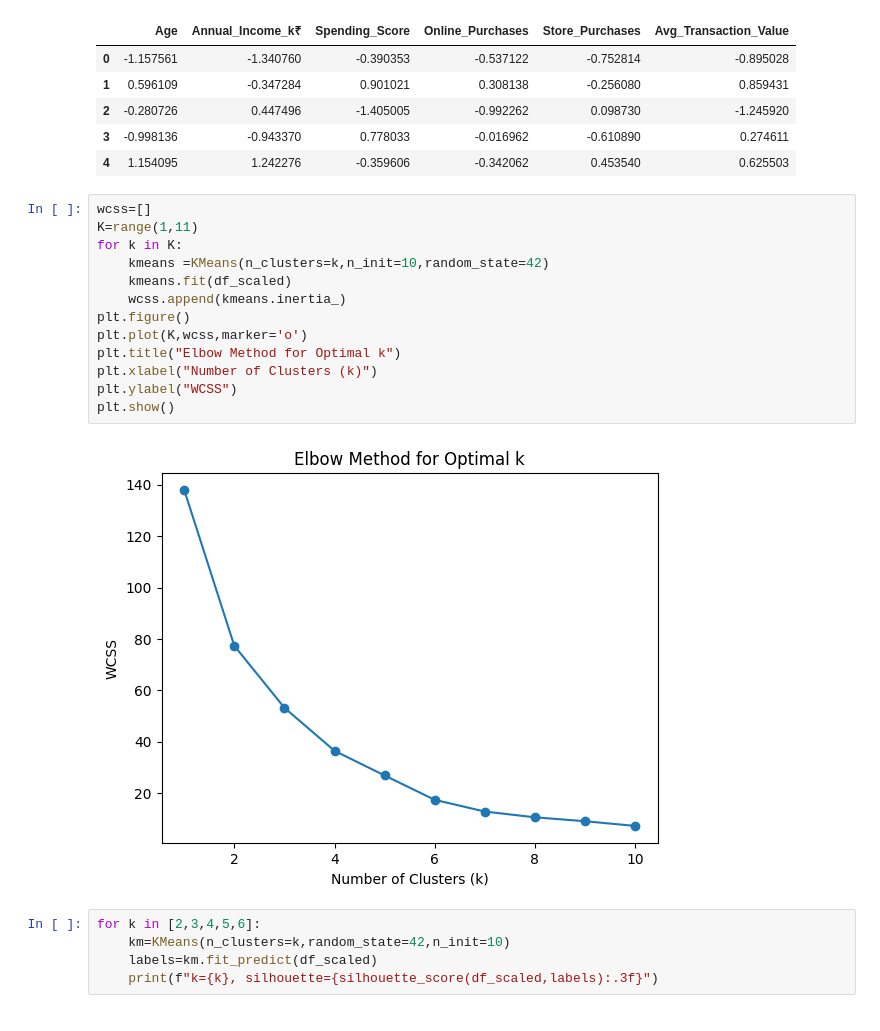
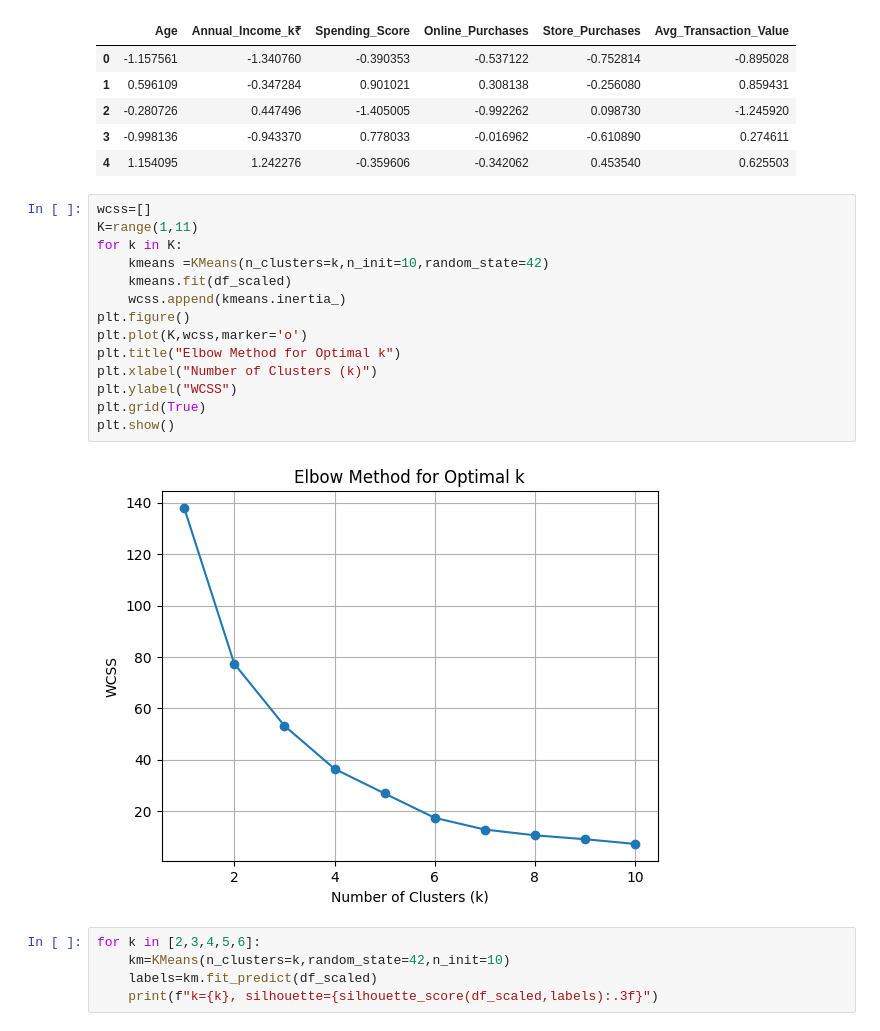
Before and after one commit to strange-exe/ml-lab, a Jupyter notebook: Termwork/15.ipynb, the cells around one changed output. Saved outputs shown, nothing was run; the diff lists cells and outputs as text.

```diff
--- a/Termwork/15.ipynb
+++ b/Termwork/15.ipynb
@@ -96,18 +94,19 @@ df_scaled.head()
 # %%
 wcss=[]
 K=range(1,11)
 for k in K:
     kmeans =KMeans(n_clusters=k,n_init=10,random_state=42)
     kmeans.fit(df_scaled)
     wcss.append(kmeans.inertia_)
 plt.figure()
 plt.plot(K,wcss,marker='o')
 plt.title("Elbow Method for Optimal k")
 plt.xlabel("Number of Clusters (k)")
 plt.ylabel("WCSS")
+plt.grid(True)
 plt.show()
 # %% [output]
-[figure, old version]
+[figure, new version]
 # %%
 for k in [2,3,4,5,6]:
     km=KMeans(n_clusters=k,random_state=42,n_init=10)
```
Also changed, not shown: parts of 4 cells of this notebook.
